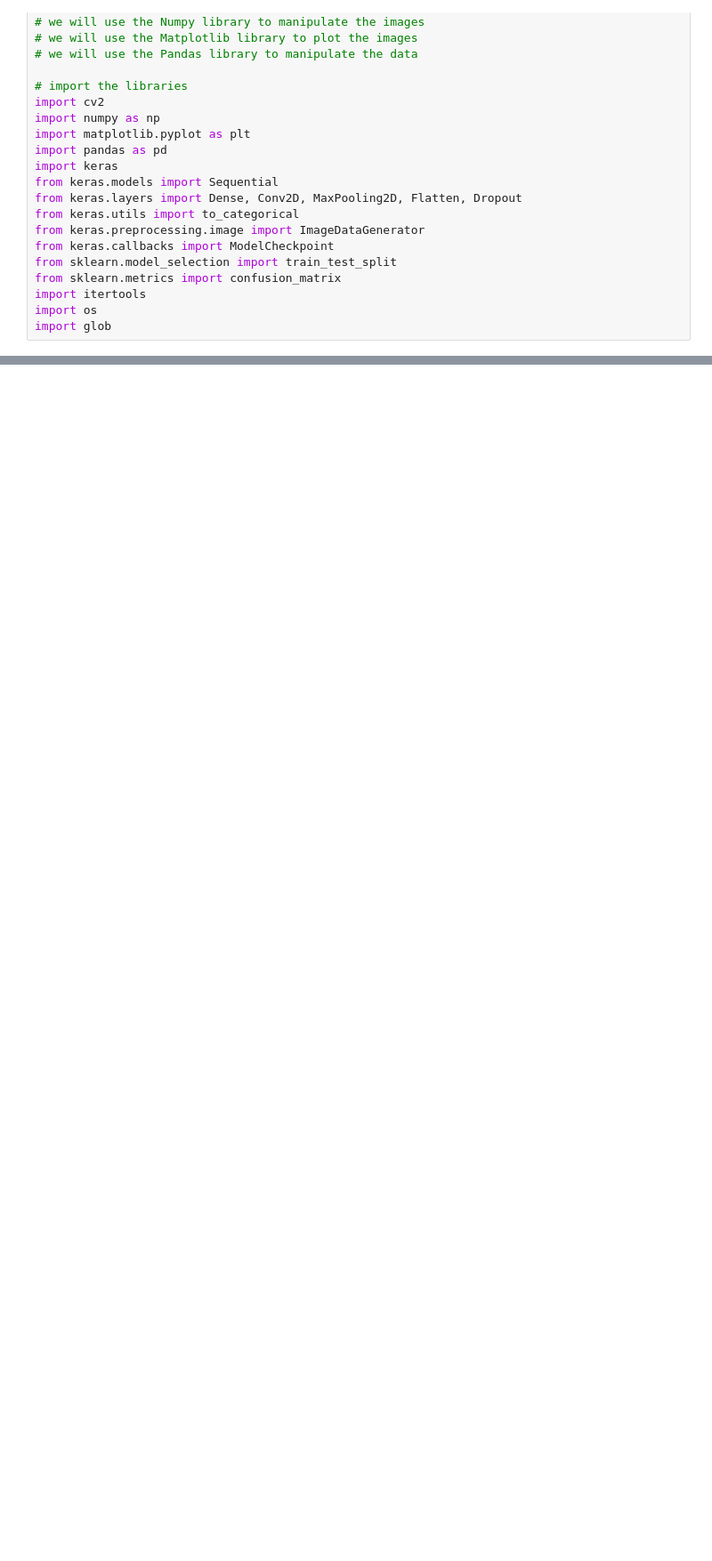
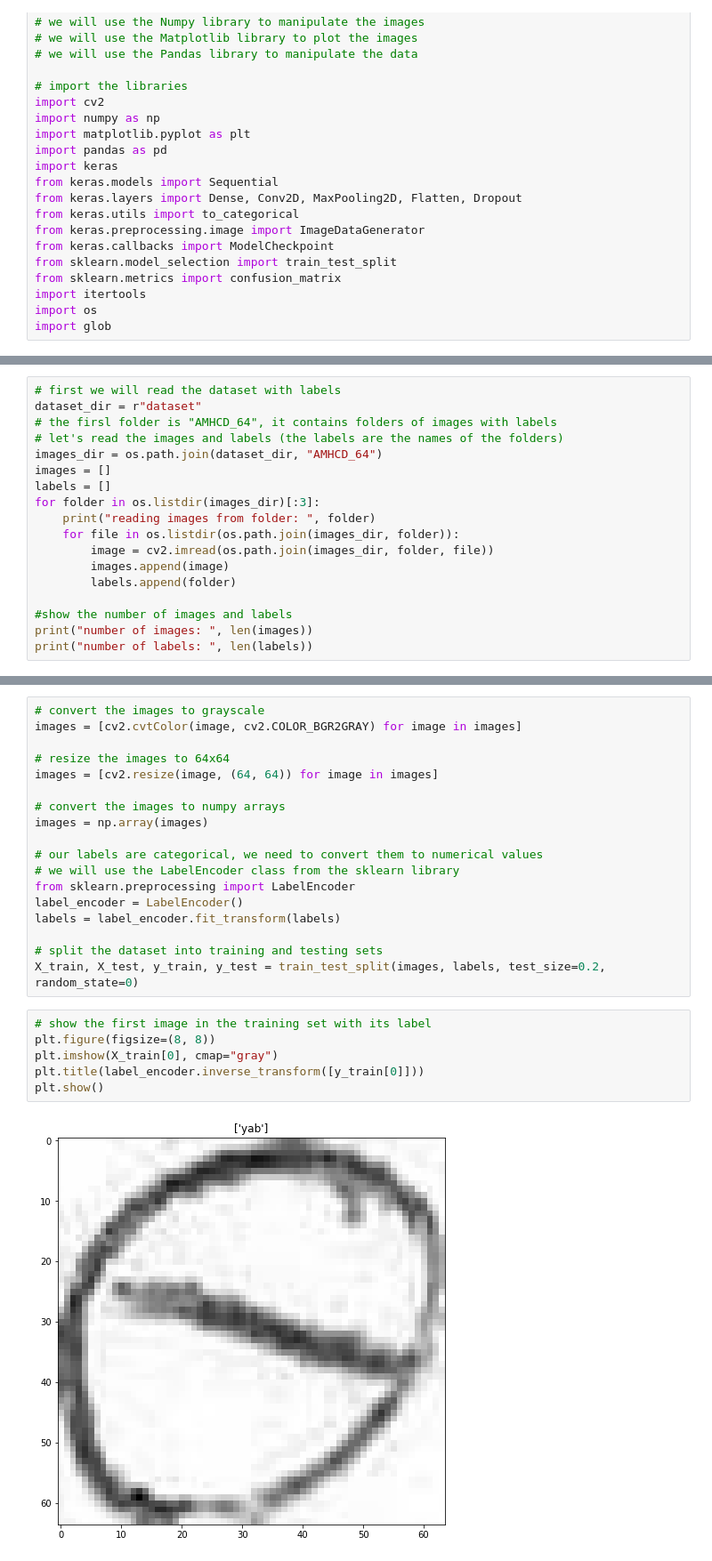
Before and after one commit to younes3334/Tifinagh-Recognition-Model, a Jupyter notebook: Builduing_model_area.ipynb, the cells around one changed output, grey strips where cells are left out. Shown: that part at 89% size. Saved outputs shown, nothing was run; the diff lists cells and outputs as text; blank space fills up the shorter version.

```diff
--- a/Builduing_model_area.ipynb
+++ b/Builduing_model_area.ipynb
@@ -30,0 +28,18 @@ dataset_dir = ""
+# %%
+# first we will read the dataset with labels
+dataset_dir = r"dataset"
+# the firsl folder is "AMHCD_64", it contains folders of images with labels
+# let's read the images and labels (the labels are the names of the folders)
+images_dir = os.path.join(dataset_dir, "AMHCD_64")
+images = []
+labels = []
+for folder in os.listdir(images_dir)[:3]:
+    print("reading images from folder: ", folder)
+    for file in os.listdir(os.path.join(images_dir, folder)):
+        image = cv2.imread(os.path.join(images_dir, folder, file))
+        images.append(image)
+        labels.append(folder)
+
+#show the number of images and labels
+print("number of images: ", len(images))
+print("number of labels: ", len(labels))
@@ -30,0 +52,26 @@ dataset_dir = ""
+# %%
+# convert the images to grayscale
+images = [cv2.cvtColor(image, cv2.COLOR_BGR2GRAY) for image in images]
+
+# resize the images to 64x64
+images = [cv2.resize(image, (64, 64)) for image in images]
+
+# convert the images to numpy arrays
+images = np.array(images)
+
+# our labels are categorical, we need to convert them to numerical values
+# we will use the LabelEncoder class from the sklearn library
+from sklearn.preprocessing import LabelEncoder
+label_encoder = LabelEncoder()
+labels = label_encoder.fit_transform(labels)
+
+# split the dataset into training and testing sets
+X_train, X_test, y_train, y_test = train_test_split(images, labels, test_size=0.2, random_state=0)
+# %%
+# show the first image in the training set with its label
+plt.figure(figsize=(8, 8))
+plt.imshow(X_train[0], cmap="gray")
+plt.title(label_encoder.inverse_transform([y_train[0]]))
+plt.show()
+# %% [output]
+[figure, added]
```
Also changed, not shown: parts of 6 cells of this notebook.
